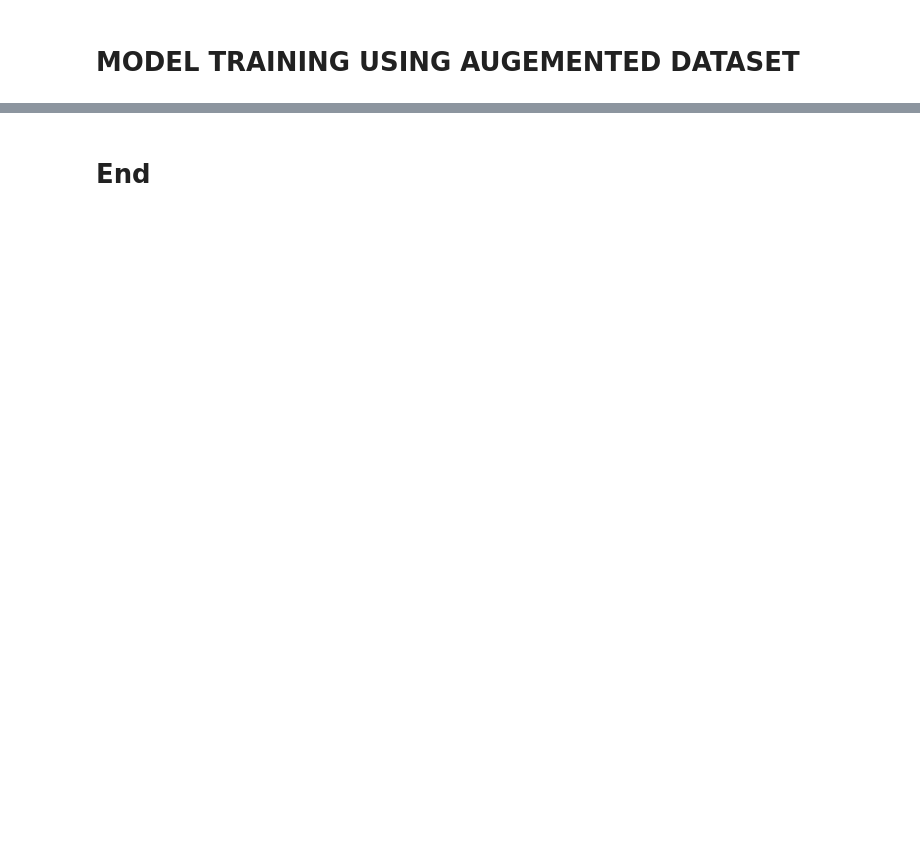
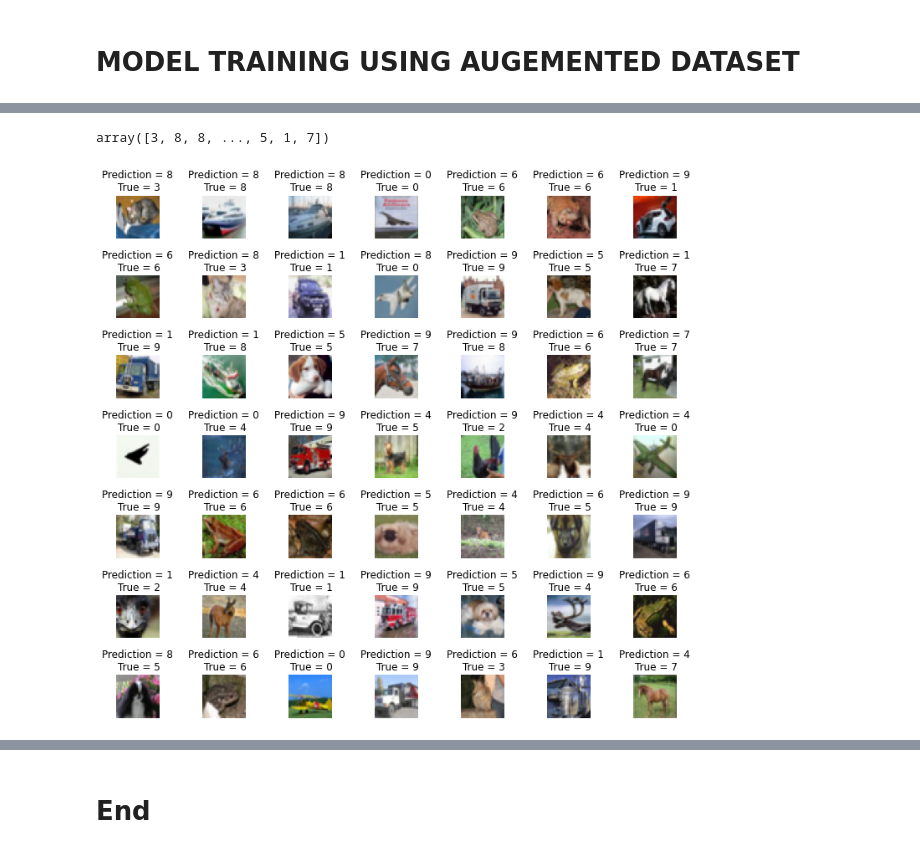
Before and after one commit to rahulbordoloi/CiFAR-10-Images-Classification, a Jupyter notebook: CiFAR_10_Images_Classification_Using_CNNs[2].ipynb, the cells around one changed output, grey strips where cells are left out. Cells and saved outputs as stored; diff of their text form; code cells hidden in the pictures; blank space fills up the shorter version.

```diff
--- a/CiFAR_10_Images_Classification_Using_CNNs[2].ipynb
+++ b/CiFAR_10_Images_Classification_Using_CNNs[2].ipynb
@@ -43,0 +192,6 @@ for x_batch in dataget_train.flow(X_train_sample, batch_size = n):
+# %%
+#compiling the different layers
+cnn_model.compile(loss = 'categorical_crossentropy', optimizer = keras.optimizers.rmsprop(lr = 0.001), metrics = ['accuracy'])
+# %%
+#fitting the model to the test set
+history = cnn_model.fit(X_train, y_train, batch_size = 32, epochs = 2, shuffle = True)
@@ -69,0 +241,3 @@ cnn_model.save(model_path)
+# %%
+predicted_classes = cnn_model.predict_classes(X_test)
+predicted_classes
@@ -69,0 +256,21 @@ cnn_model.save(model_path)
+# %%
+y_test = y_test.argmax(1)
+# %%
+y_test
+# %% [output]
+array([3, 8, 8, ..., 5, 1, 7])
+# %%
+#obtaining the accuracy of the model
+L = 7
+W = 7
+fig, axes = plt.subplots(L, W, figsize = (12, 12))
+axes = axes.ravel()
+
+for i in np.arange(0, L*W):
+    axes[i].imshow(X_test[i])
+    axes[i].set_title('Prediction = {}\n True = {}'.format(predicted_classes[i], y_test[i]))
+    axes[i].axis('off')
+
+plt.subplots_adjust(wspace = 1)
+# %% [output]
+[figure, added]
```
Also changed, not shown: parts of 44 cells of this notebook.
